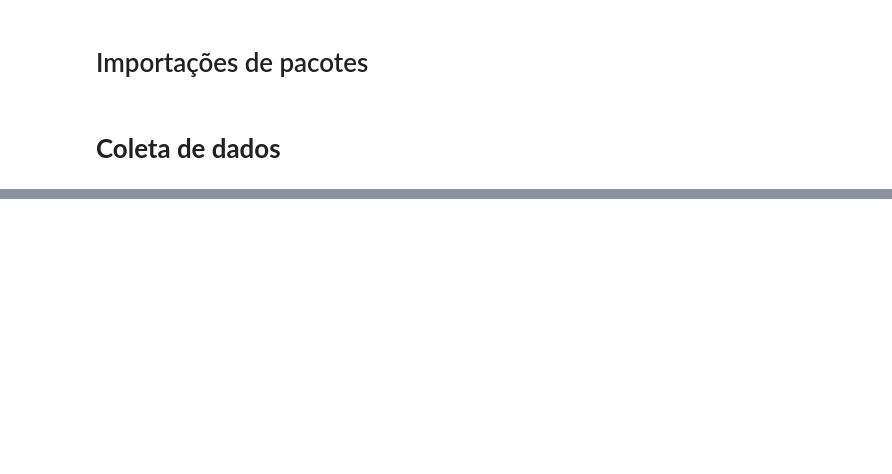
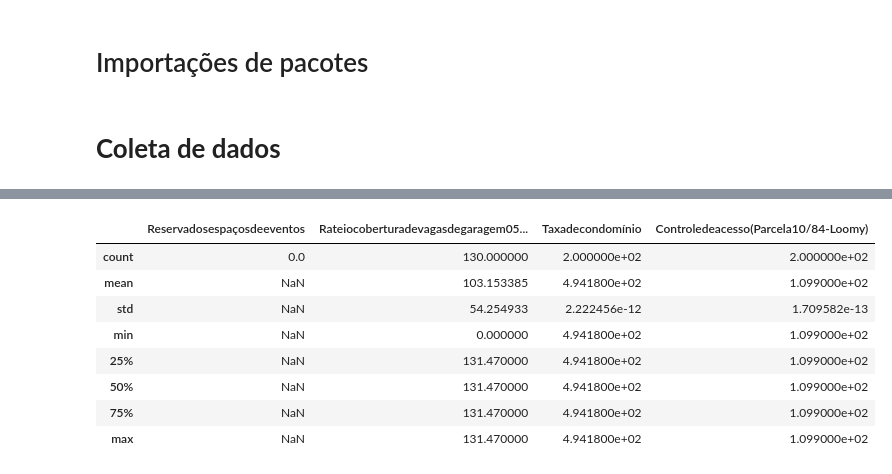
Before and after one commit to ftomazetti/ChallengerNestle, a Jupyter notebook: dev_io_coleta_dados.ipynb, the cells around one changed output, grey strips where cells are left out. Saved outputs shown, nothing was run; the diff lists cells and outputs as text; code cells hidden in the pictures; blank space fills up the shorter version.

```diff
--- a/dev_io_coleta_dados.ipynb
+++ b/dev_io_coleta_dados.ipynb
@@ -27,0 +66,6 @@ print(df.head())
+# %%
+url = 'tabela_paginas_38_a_40.csv'
+
+df = pd.read_csv(url, sep=";", encoding="utf-8-sig")
+
+print(df.head())
@@ -27,0 +93,12 @@ print(df.head())
+# %%
+df.describe()
+# %% [output]
+|  | Reservadosespaçosdeeventos | Rateiocoberturadevagasdegaragem05... | Taxadecondomínio | Controledeacesso(Parcela10/84-Loomy) |
+| count | 0.0 | 130.000000 | 2.000000e+02 | 2.000000e+02 |
+| mean | NaN | 103.153385 | 4.941800e+02 | 1.099000e+02 |
+| std | NaN | 54.254933 | 2.222456e-12 | 1.709582e-13 |
+| min | NaN | 0.000000 | 4.941800e+02 | 1.099000e+02 |
+| 25% | NaN | 131.470000 | 4.941800e+02 | 1.099000e+02 |
+| 50% | NaN | 131.470000 | 4.941800e+02 | 1.099000e+02 |
+| 75% | NaN | 131.470000 | 4.941800e+02 | 1.099000e+02 |
+| max | NaN | 131.470000 | 4.941800e+02 | 1.099000e+02 |
```
Also changed, not shown: parts of 6 cells of this notebook.
